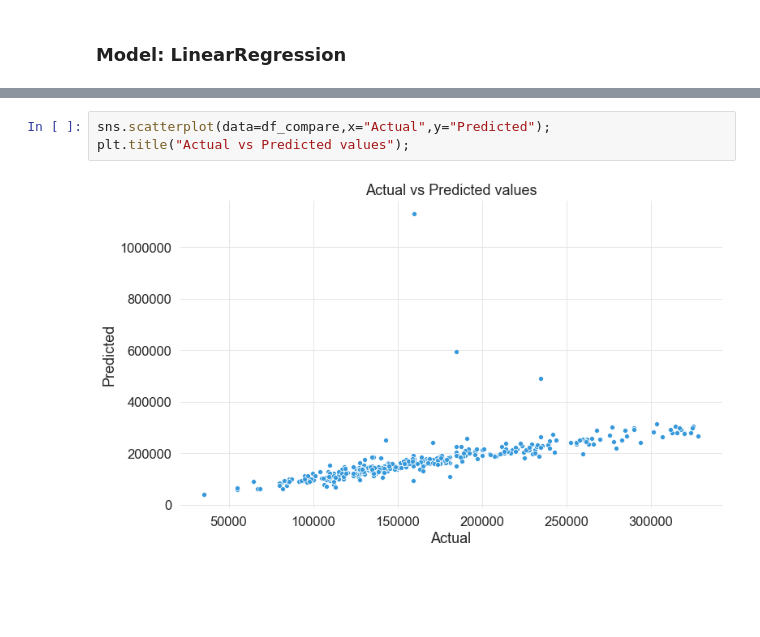
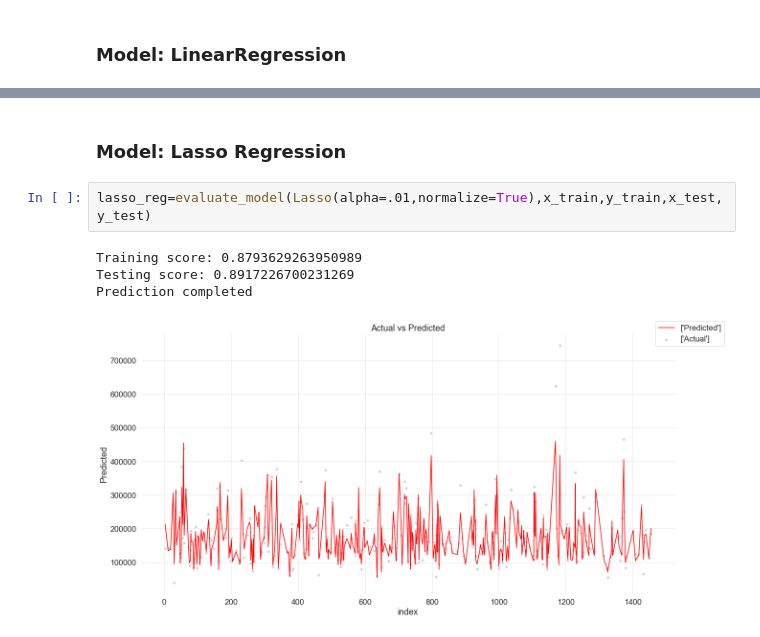
Before and after one commit to ajithcl/HousePricePrediction, a Jupyter notebook: HousePricePrediction.ipynb, the cells around one changed output, grey strips where cells are left out. Saved outputs shown, nothing was run; the diff lists cells and outputs as text; blank space fills up the shorter version.

```diff
--- a/HousePricePrediction.ipynb
+++ b/HousePricePrediction.ipynb
@@ -2564,5 +2487,9 @@ Sample data frame for comparing original and predicted target
-# %%
-sns.scatterplot(data=df_compare,x="Actual",y="Predicted");
-plt.title("Actual vs Predicted values");
-# %% [output]
-[figure, removed]
+# %% [markdown]
+### Model: Lasso Regression
+# %%
+lasso_reg=evaluate_model(Lasso(alpha=.01,normalize=True),x_train,y_train,x_test,y_test)
+# %% [output]
+Training score: 0.8793629263950989
+Testing score: 0.8917226700231269
+Prediction completed
+[figure, added]
```
Also changed, not shown: parts of 71 cells of this notebook, 1 other file.
